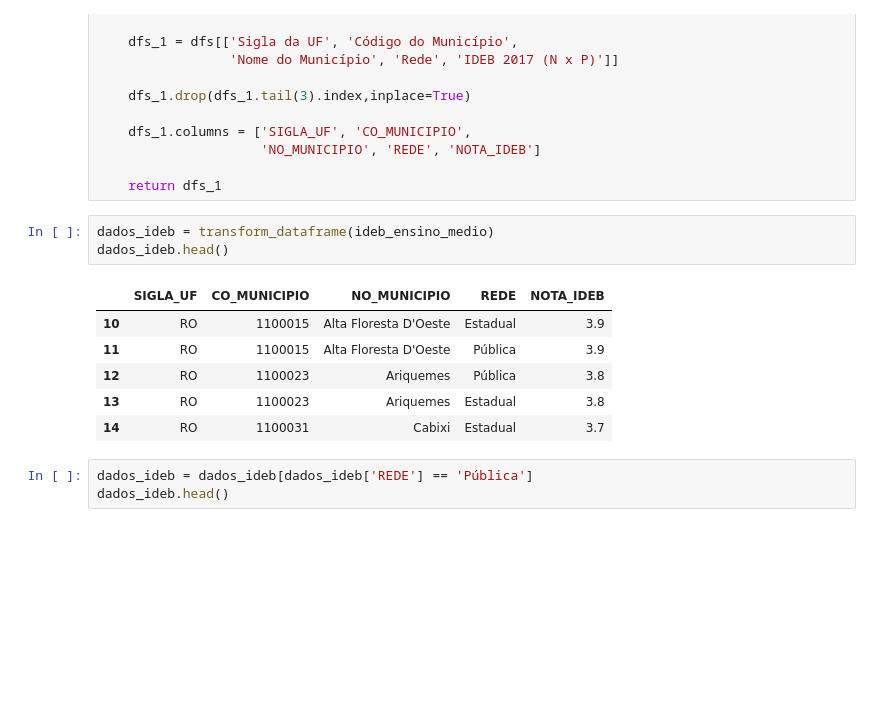
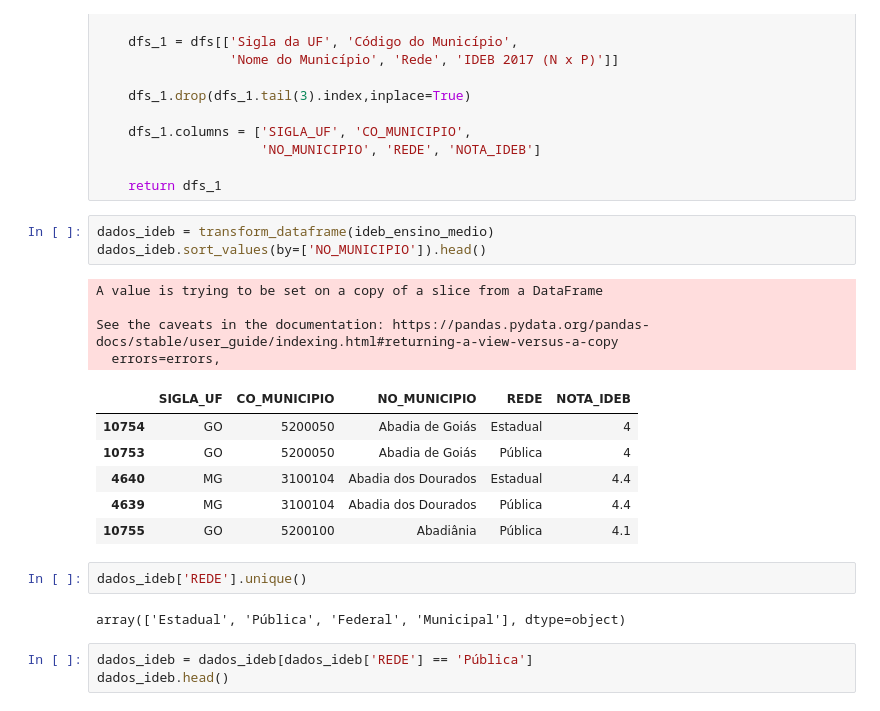
Before and after one commit to matteushc/tcc, a Jupyter notebook: 03-explore_data_set_ideb.ipynb, the cells around one changed output. Saved outputs shown, nothing was run; the diff lists cells and outputs as text; blank space fills up the shorter version.

```diff
--- a/03-explore_data_set_ideb.ipynb
+++ b/03-explore_data_set_ideb.ipynb
@@ -41,14 +41,22 @@ def transform_dataframe(input_df):
     return dfs_1
 # %%
 dados_ideb = transform_dataframe(ideb_ensino_medio)
-dados_ideb.head()
+dados_ideb.sort_values(by=['NO_MUNICIPIO']).head()
 # %% [output]
+A value is trying to be set on a copy of a slice from a DataFrame
+
+See the caveats in the documentation: https://pandas.pydata.org/pandas-docs/stable/user_guide/indexing.html#returning-a-view-versus-a-copy
+  errors=errors,
 |  | SIGLA_UF | CO_MUNICIPIO | NO_MUNICIPIO | REDE | NOTA_IDEB |
-| 10 | RO | 1100015 | Alta Floresta D'Oeste | Estadual | 3.9 |
-| 11 | RO | 1100015 | Alta Floresta D'Oeste | Pública | 3.9 |
-| 12 | RO | 1100023 | Ariquemes | Pública | 3.8 |
-| 13 | RO | 1100023 | Ariquemes | Estadual | 3.8 |
-| 14 | RO | 1100031 | Cabixi | Estadual | 3.7 |
+| 10754 | GO | 5200050 | Abadia de Goiás | Estadual | 4 |
+| 10753 | GO | 5200050 | Abadia de Goiás | Pública | 4 |
+| 4640 | MG | 3100104 | Abadia dos Dourados | Estadual | 4.4 |
+| 4639 | MG | 3100104 | Abadia dos Dourados | Pública | 4.4 |
+| 10755 | GO | 5200100 | Abadiânia | Pública | 4.1 |
+# %%
+dados_ideb['REDE'].unique()
+# %% [output]
+array(['Estadual', 'Pública', 'Federal', 'Municipal'], dtype=object)
 # %%
 dados_ideb = dados_ideb[dados_ideb['REDE'] == 'Pública']
 dados_ideb.head()
```
Also changed, not shown: parts of 6 cells of this notebook, 3 other files.
